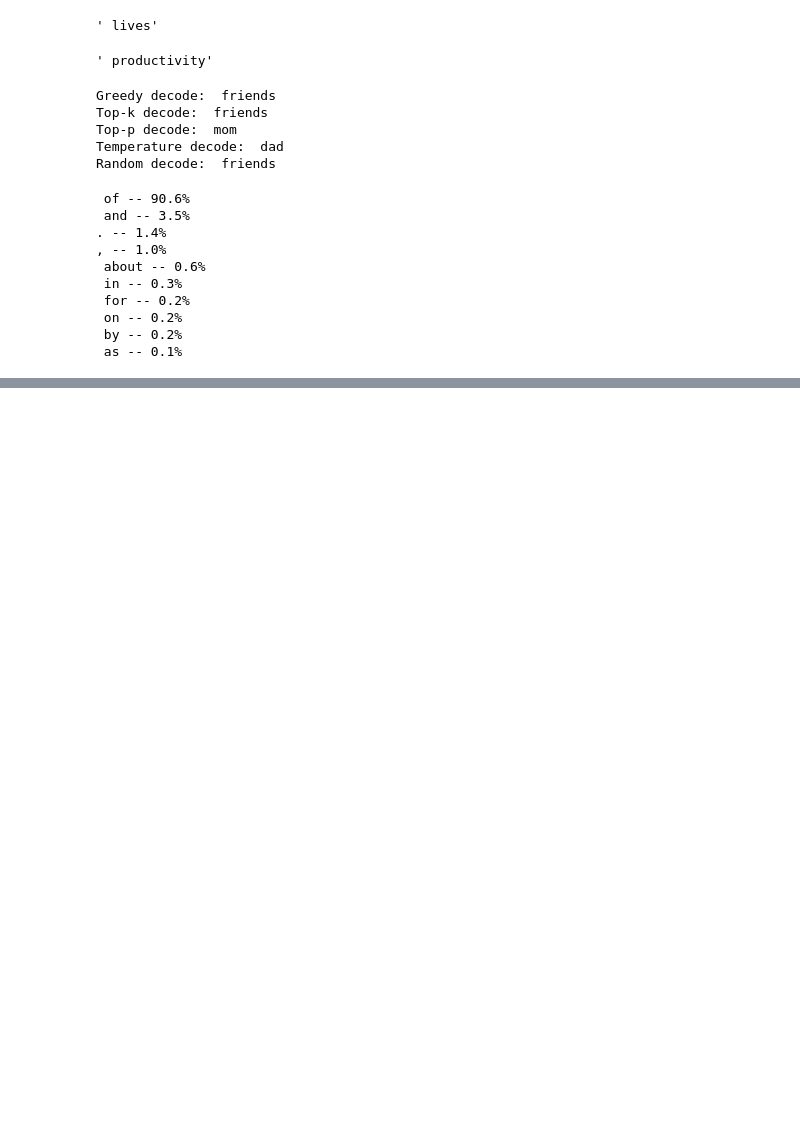
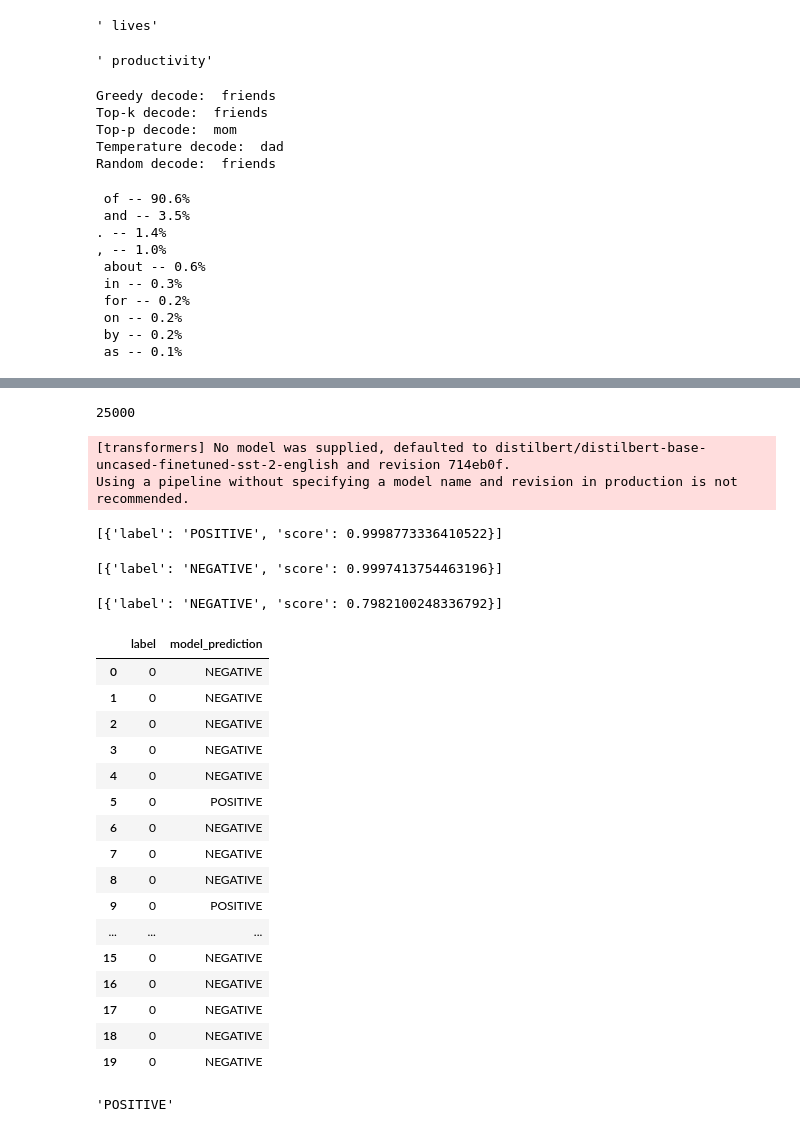
Before and after one commit to VikasDataSync/hugging-face-handson, a Jupyter notebook: transformer-hugging-face.ipynb, the cells around one changed output, grey strips where cells are left out. Cells and saved outputs as stored; diff of their text form; code cells hidden in the pictures; blank space fills up the shorter version.

```diff
--- a/transformer-hugging-face.ipynb
+++ b/transformer-hugging-face.ipynb
@@ -157,0 +216,53 @@ for index, value in zip(top10.indices, top10.values):
+# %%
+my_dataset_df=ds["train"].to_pandas()
+# %%
+len(my_dataset_df["text"])
+# %% [output]
+25000
+# %%
+from transformers import pipeline
+classifier=pipeline("sentiment-analysis") # default model is distilbert-base-uncased-finetuned-sst-2-english
+# %% [output]
+[transformers] No model was supplied, defaulted to distilbert/distilbert-base-uncased-finetuned-sst-2-english and revision 714eb0f.
+Using a pipeline without specifying a model name and revision in production is not recommended.
+# %%
+classifier("I love this movie! It's fantastic.")
+# %% [output]
+[{'label': 'POSITIVE', 'score': 0.9998773336410522}]
+# %%
+classifier("i feel bored and fatigued after watching this movie.")
+# %% [output]
+[{'label': 'NEGATIVE', 'score': 0.9997413754463196}]
+# %%
+classifier("i feel amazing in the initial part of the movie but as the story progresses, it become quite predictable and i kept getting bored. but the cinematography is stunning. acting is also good, but the story was pretty lame overall ")
+# %% [output]
+[{'label': 'NEGATIVE', 'score': 0.7982100248336792}]
+# %%
+def score(review_text):
+    return classifier(review_text[:50])[0]["label"]
+# %%
+my_dataset_df["model_prediction"]=my_dataset_df["text"].apply(score)
+# %%
+my_dataset_df[["label","model_prediction"]][:20]
+# %% [output]
+|  | label | model_prediction |
+| 0 | 0 | NEGATIVE |
+| 1 | 0 | NEGATIVE |
+| 2 | 0 | NEGATIVE |
+| 3 | 0 | NEGATIVE |
+| 4 | 0 | NEGATIVE |
+| 5 | 0 | POSITIVE |
+| 6 | 0 | NEGATIVE |
+| 7 | 0 | NEGATIVE |
+| 8 | 0 | NEGATIVE |
+| 9 | 0 | POSITIVE |
+| ... | ... | ... |
+| 15 | 0 | NEGATIVE |
+| 16 | 0 | NEGATIVE |
+| 17 | 0 | NEGATIVE |
+| 18 | 0 | NEGATIVE |
+| 19 | 0 | NEGATIVE |
+# %%
+review=my_dataset_df.iloc[0]["text"]
+# %% [output]
+'POSITIVE'
```
Also changed, not shown: parts of 29 cells of this notebook, 5 other files.
